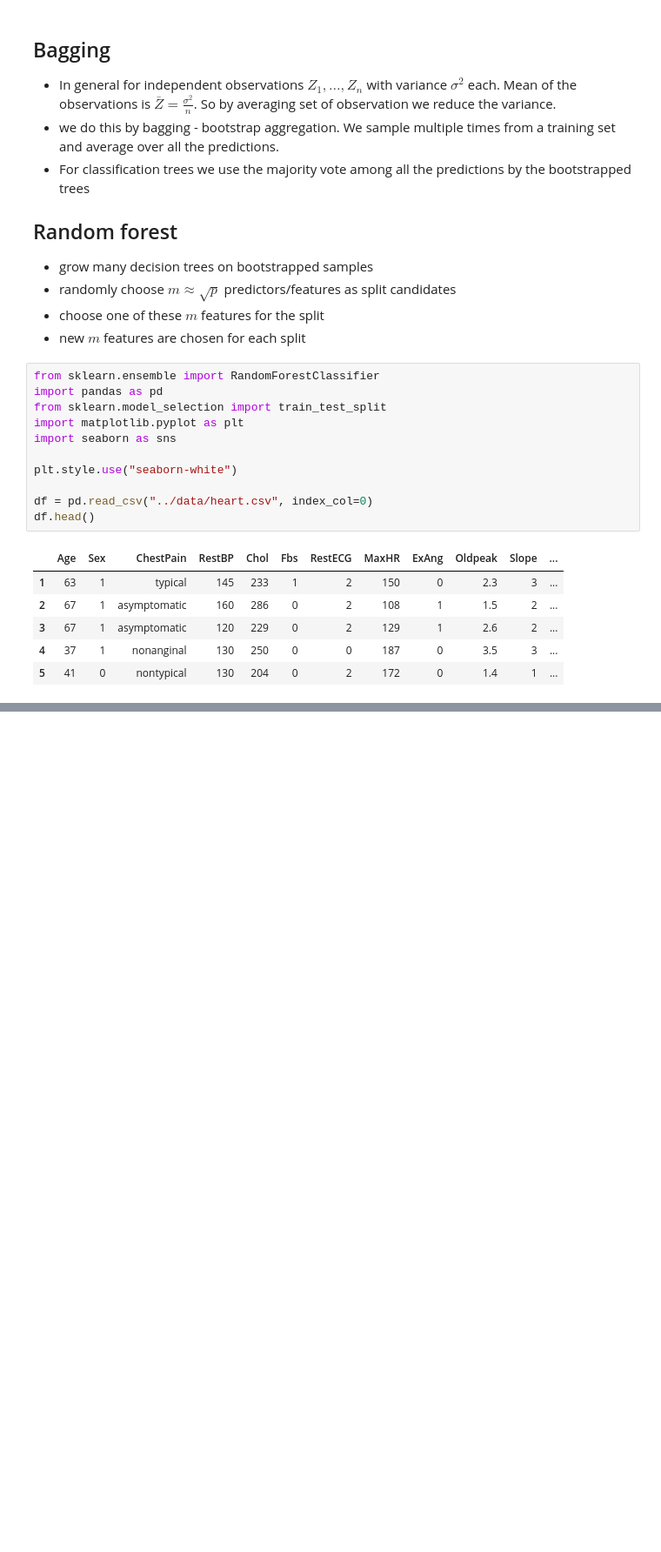
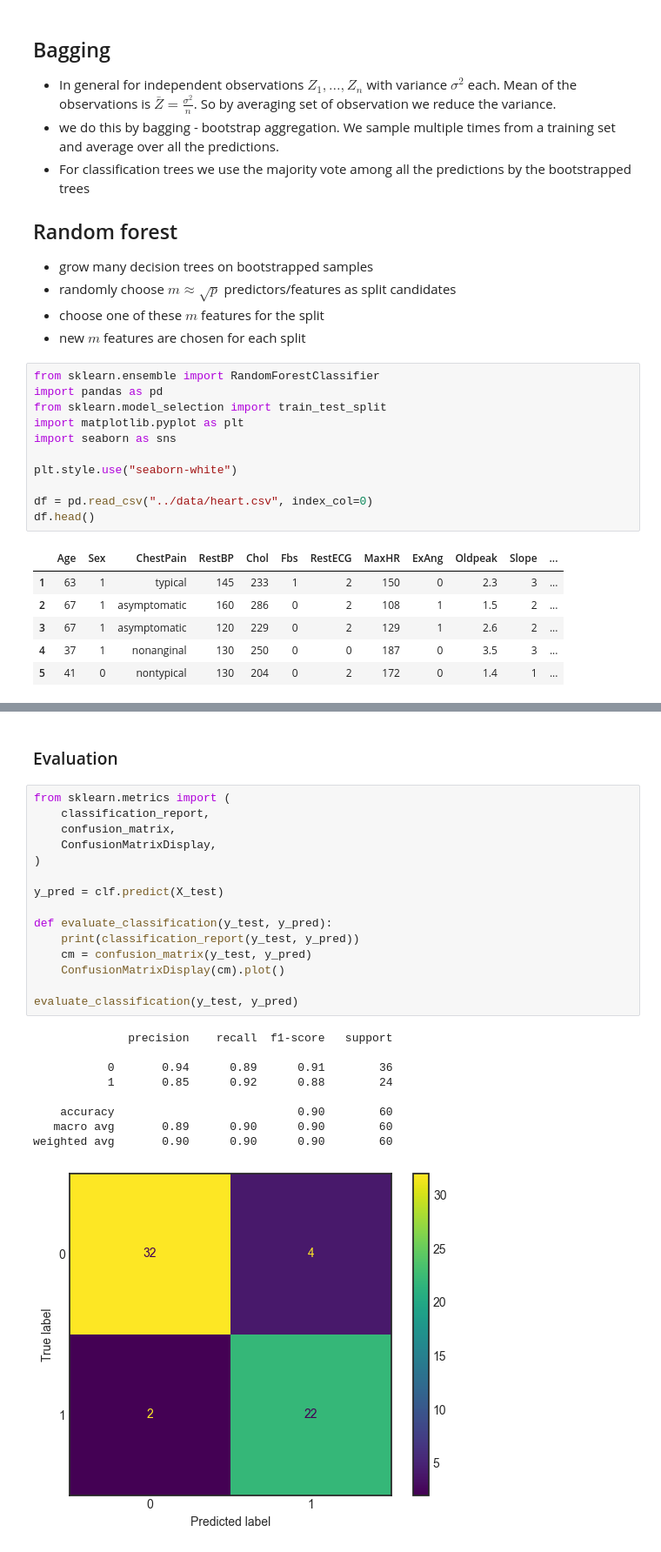
Before and after one commit to JoelOscarsson/Machine-Learning, a Jupyter notebook: Code-Alongs/L10-Random-Forest.ipynb, the cells around one changed output, grey strips where cells are left out. Shown: that part at 87% size. Cells and saved outputs as stored; diff of their text form; blank space fills up the shorter version.

```diff
--- a/Code-Alongs/L10-Random-Forest.ipynb
+++ b/Code-Alongs/L10-Random-Forest.ipynb
@@ -47,0 +165,27 @@ df.head()
+# %% [markdown]
+### Evaluation
+# %%
+from sklearn.metrics import (
+    classification_report,
+    confusion_matrix,
+    ConfusionMatrixDisplay,
+)
+
+y_pred = clf.predict(X_test)
+
+def evaluate_classification(y_test, y_pred):
+    print(classification_report(y_test, y_pred))
+    cm = confusion_matrix(y_test, y_pred)
+    ConfusionMatrixDisplay(cm).plot()
+
+evaluate_classification(y_test, y_pred)
+# %% [output]
+              precision    recall  f1-score   support
+
+           0       0.94      0.89      0.91        36
+           1       0.85      0.92      0.88        24
+
+    accuracy                           0.90        60
+   macro avg       0.89      0.90      0.90        60
+weighted avg       0.90      0.90      0.90        60
+[figure, added]
```
Also changed, not shown: parts of 16 cells of this notebook, 1 other file.
